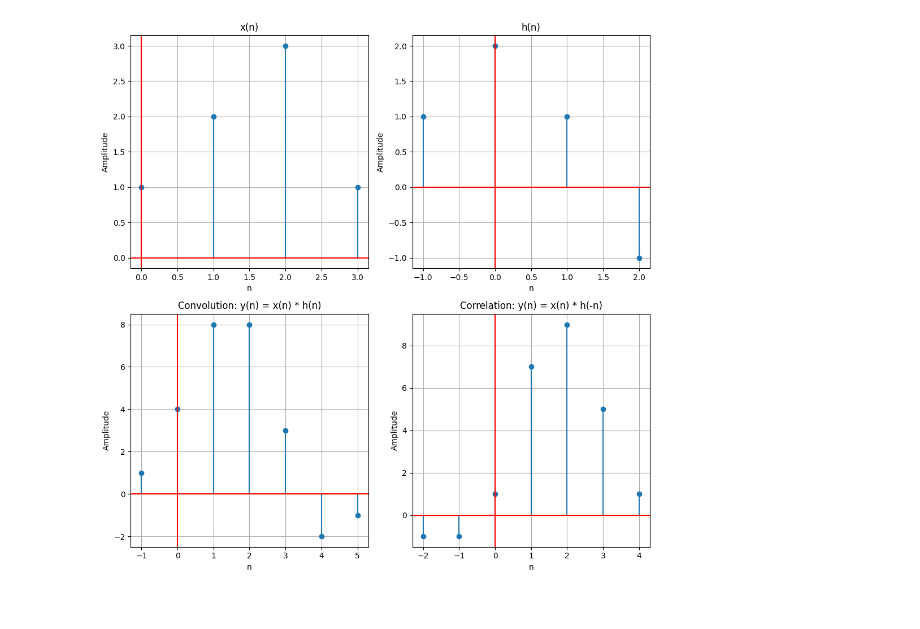
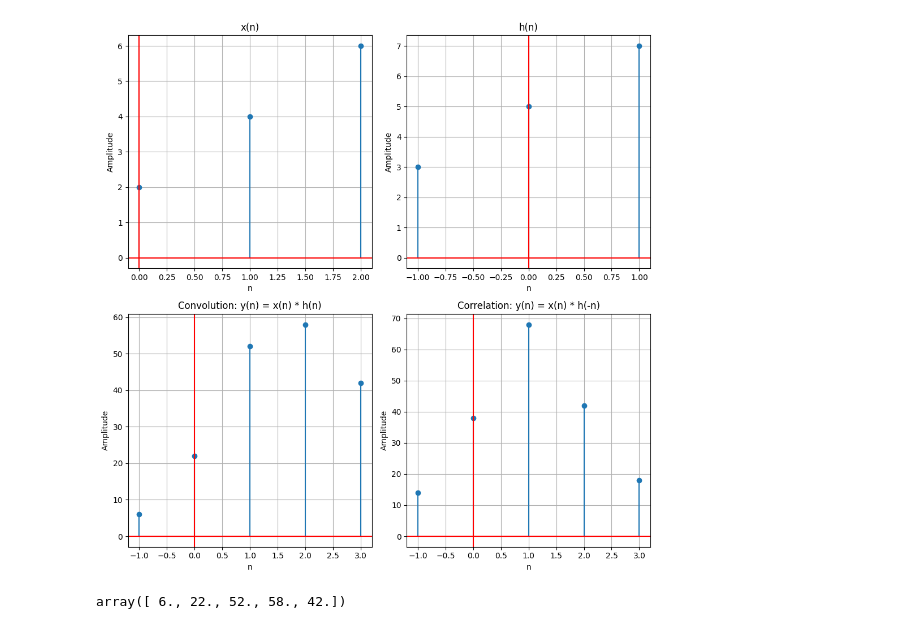
Before and after one commit to Md-Shoaib-Abdullah-Khan/Digital-Signal-Processing-Lab, a Jupyter notebook: 04. Convolution, Correlation.ipynb, the cells around one changed output. Saved outputs shown, nothing was run; the diff lists cells and outputs as text; code cells hidden in the pictures.

```diff
--- a/04. Convolution, Correlation.ipynb
+++ b/04. Convolution, Correlation.ipynb
@@ -13,8 +13,8 @@ def convolve(x, h):
                 y[i] += x[k] * h[i - k]
     return y
 # %%
-x = [1, 2, 3, 1]
-h = [1, 2, 1, -1]
+x = [2, 4, 6]
+h = [3, 5, 7]
 
 #Inverse h(x) for correlation
 h_folded = h[::-1]
@@ -47,31 +47,33 @@ plt.subplot(2, 2, 2)
 plt.stem(range(h_low, h_low + len(h)), h)
 plt.xlabel('n')
 plt.ylabel('Amplitude')
 plt.title('h(n)')
 plt.axhline(color='r')
 plt.axvline(color='r')
 plt.grid()
 
 plt.subplot(2, 2, 3)
 plt.stem(range(con_0, con_0 + len(y)), y)
 plt.xlabel('n')
 plt.ylabel('Amplitude')
 plt.title('Convolution: y(n) = x(n) * h(n)')
 plt.axhline(color='r')
 plt.axvline(color='r')
 plt.grid()
 
 plt.subplot(2, 2, 4)
 plt.stem(range(corr_0, corr_0 + len(y_corr)), y_corr)
 plt.xlabel('n')
 plt.ylabel('Amplitude')
 plt.title('Correlation: y(n) = x(n) * h(-n)')
 plt.axhline(color='r')
 plt.axvline(color='r')
 plt.grid()
 
 
 plt.tight_layout()
 plt.show()
+y
 # %% [output]
-[figure, old version]
+[figure, new version]
+array([ 6., 22., 52., 58., 42.])
```
Also changed, not shown: 3 other files.
